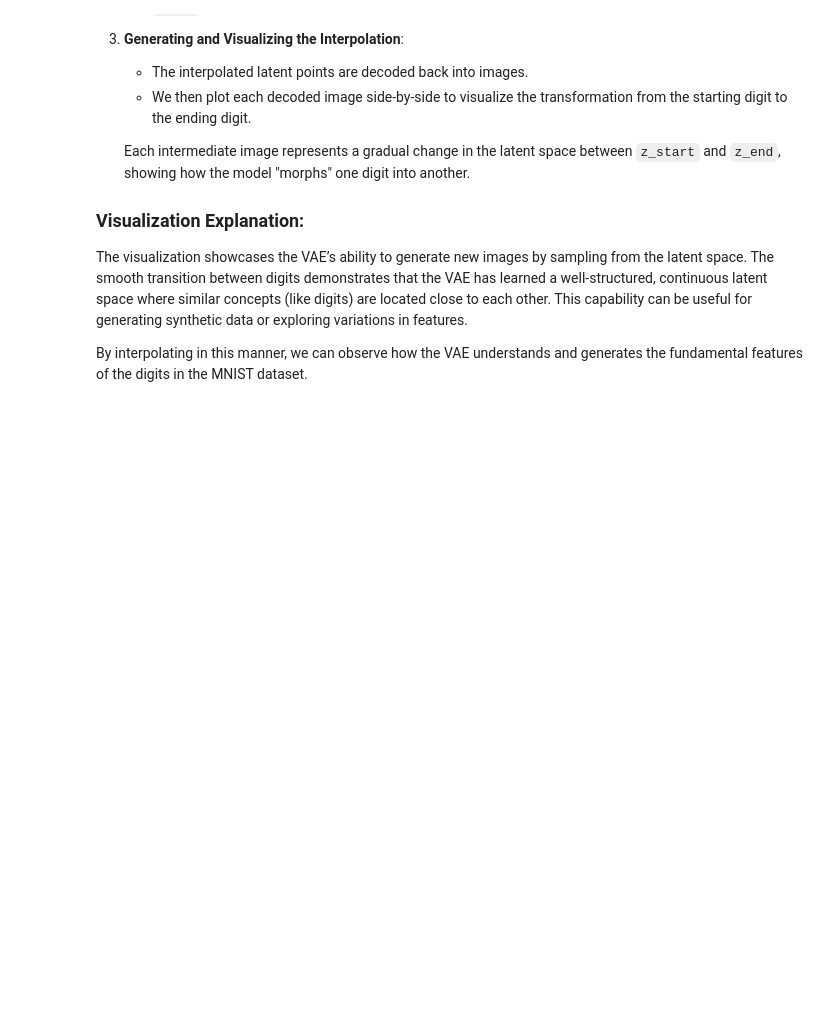
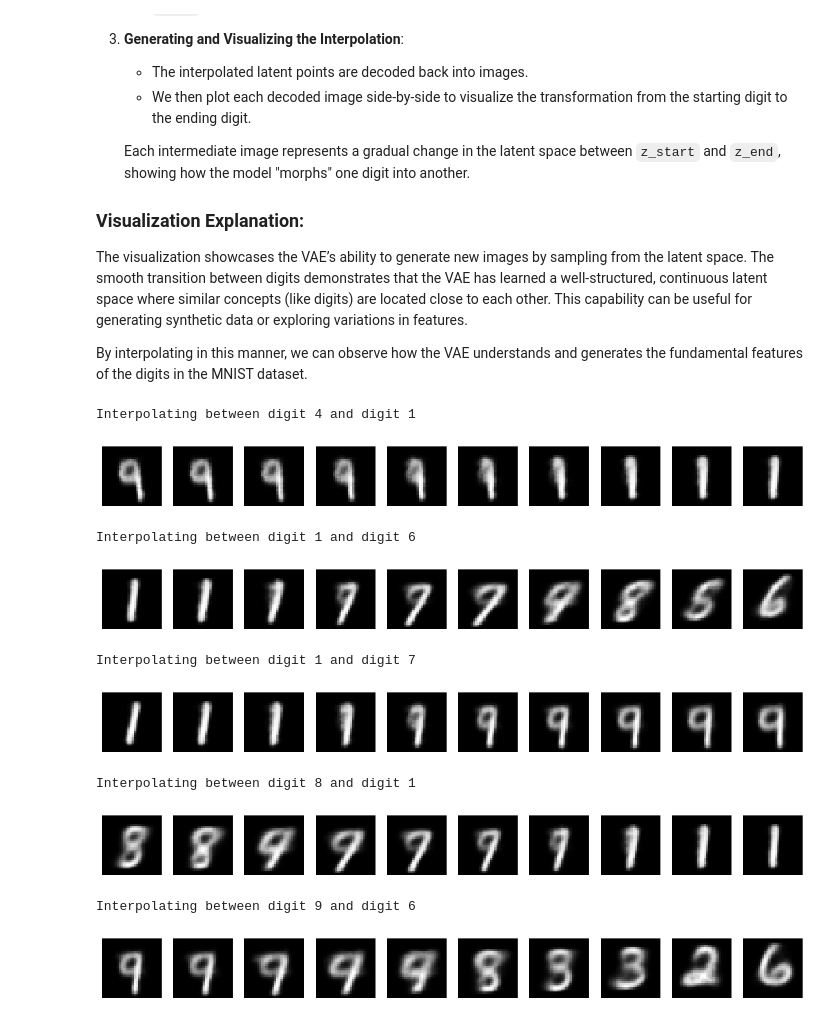
Before and after one commit to BannedMatt/SSL26, a Jupyter notebook: Matthew_Banawa_TP_VAE_MNIST.ipynb, the cells around one changed output. Saved outputs shown, nothing was run; the diff lists cells and outputs as text; code cells hidden in the pictures; blank space fills up the shorter version.

```diff
--- a/Matthew_Banawa_TP_VAE_MNIST.ipynb
+++ b/Matthew_Banawa_TP_VAE_MNIST.ipynb
@@ -189,15 +213,18 @@ The Variational Autoencoder (VAE) loss function combines two key components: **R
 
 By using this combined loss, the VAE learns to generate images that resemble the input data and maintain a well-structured latent space that facilitates tasks like image generation and interpolation.
 # %%
-
 def loss_function(recon_x, x, mu, logvar):
     # Flatten the output to match the shape of x
+    recon_x = torch.flatten(recon_x, start_dim=1)
 
     # Also flatten x for consistency
+    x = torch.flatten(x, start_dim=1)
 
     # Reconstruction loss: Binary Cross Entropy
+    BCE = F.binary_cross_entropy(recon_x, x, reduction='sum')
 
     # KL-Divergence loss
+    KLD = -0.5 * torch.sum(1 + logvar - mu.pow(2) - logvar.exp())
 
     # Total VAE loss
     return BCE + KLD
@@ -252,18 +279,19 @@ for epoch in range(num_epochs):
     train_loss = 0
     for batch_idx, (data, _) in enumerate(train_loader):
         # Move data to device
-
+        data = data.to(device)
 
         # Zero the gradients
-
+        optimizer.zero_grad()
 
         # Forward pass through the VAE
-
+        recon_batch, mu, logvar = model(data)
 
         # Calculate the VAE loss
-
+        loss = loss_function(recon_batch, data, mu, logvar)
 
         # Backpropagation and optimization
+        loss.backward()
 
         train_loss += loss.item()
         optimizer.step()
@@ -300,25 +339,59 @@ By interpolating in this manner, we can observe how the VAE understands and gene
 # %%
 
 import matplotlib.pyplot as plt
+import random
 
 
 # Define the interpolation function
 def interpolate_and_generate(model, z_start, z_end, steps=10):
     # Create interpolation steps between two latent vectors
+    interpolated_points = [t * z_end + (1 - t) * z_start for t in torch.linspace(0, 1, steps)]
 
     # Decode each interpolated point and store the images
+    images = []
+    for z in interpolated_points:
+        with torch.no_grad():
+            z = z.to(device)
+            img = model.decode(z).cpu()
+            images.append(img.squeeze().numpy()) # Add the decoded image to the list
 
     return images
 
 # Select two random digits to interpolate between
 model.eval()
 with torch.no_grad():
-    # Pass the data directly without reshaping, as the model expects [1, 1, 28, 28]
+    num_pairs_to_display = 5
+    for i in range(num_pairs_to_display):
+        # Get two random distinct indices from the dataset
+        idx1, idx2 = random.sample(range(len(train_dataset)), 2)
 
+        # Retrieve the images and labels
+        digit1_img, digit1_label = train_dataset[idx1]
+        digit2_img, digit2_label = train_dataset[idx2]
 
-# Plot interpolated images
-fig, axes = plt.subplots(1, len(images), figsize=(15, 3))
-for i, img in enumerate(images):
-    axes[i].imshow(img, cmap="gray")
-    axes[i].axis("off")
-plt.show()
+        # Add batch dimension and move to device
+        digit1_img = digit1_img.unsqueeze(0).to(device)
+        digit2_img = digit2_img.unsqueeze(0).to(device)
+
+        print(f"Interpolating between digit {digit1_label} and digit {digit2_label}")
+        z_start, _ = model.encode(digit1_img)
+        z_end, _ = model.encode(digit2_img)
+        images = interpolate_and_generate(model, z_start, z_end)
+
+        # Plot interpolated images for the current pair
+        fig, axes = plt.subplots(1, len(images), figsize=(15, 3))
+        for j, img in enumerate(images):
+            axes[j].imshow(img, cmap="gray")
+            axes[j].axis("off")
+        plt.show()
+# %% [output]
+Interpolating between digit 4 and digit 1
+[figure, added]
+Interpolating between digit 1 and digit 6
+[figure, added]
+Interpolating between digit 1 and digit 7
+[figure, added]
+Interpolating between digit 8 and digit 1
+[figure, added]
+Interpolating between digit 9 and digit 6
+[figure, added]
```
Also changed, not shown: parts of 8 cells of this notebook.
